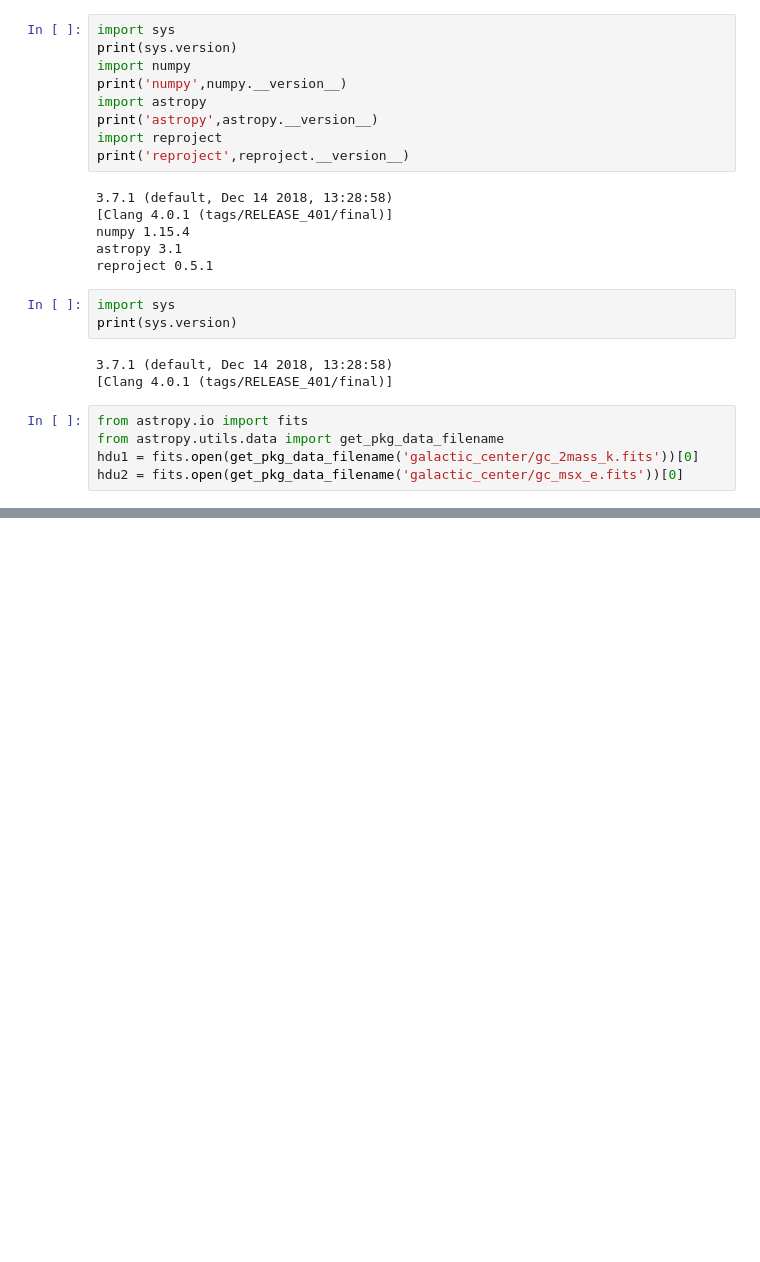
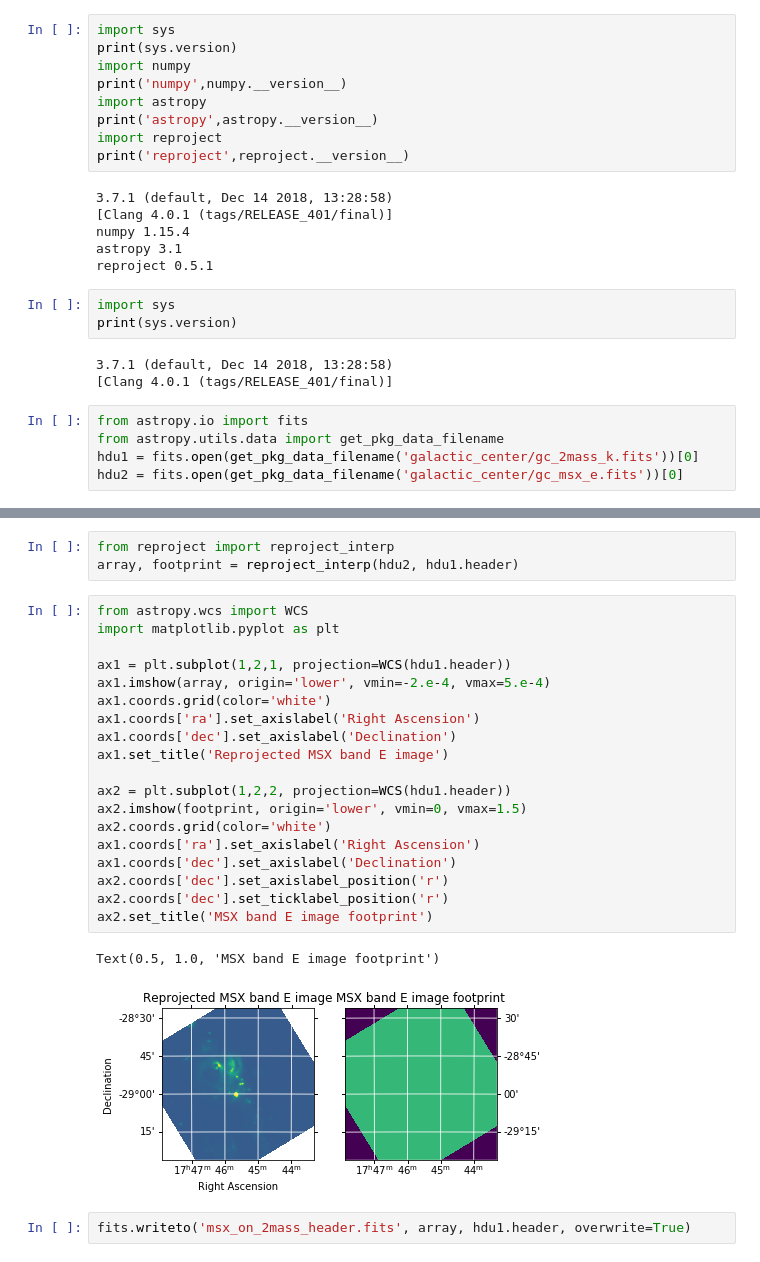
Before and after one commit to jaguirre/ASTR250CourseMaterial, a Jupyter notebook: CheckPythonInstalls.ipynb, the cells around one changed output, grey strips where cells are left out. Saved outputs shown, nothing was run; the diff lists cells and outputs as text; blank space fills up the shorter version.

```diff
--- a/CheckPythonInstalls.ipynb
+++ b/CheckPythonInstalls.ipynb
@@ -49 +48,28 @@ plt.show()
 [figure]
+# %%
+from reproject import reproject_interp
+array, footprint = reproject_interp(hdu2, hdu1.header)
+# %%
+from astropy.wcs import WCS
+import matplotlib.pyplot as plt
+
+ax1 = plt.subplot(1,2,1, projection=WCS(hdu1.header))
+ax1.imshow(array, origin='lower', vmin=-2.e-4, vmax=5.e-4)
+ax1.coords.grid(color='white')
+ax1.coords['ra'].set_axislabel('Right Ascension')
+ax1.coords['dec'].set_axislabel('Declination')
+ax1.set_title('Reprojected MSX band E image')
+
+ax2 = plt.subplot(1,2,2, projection=WCS(hdu1.header))
+ax2.imshow(footprint, origin='lower', vmin=0, vmax=1.5)
+ax2.coords.grid(color='white')
+ax1.coords['ra'].set_axislabel('Right Ascension')
+ax1.coords['dec'].set_axislabel('Declination')
+ax2.coords['dec'].set_axislabel_position('r')
+ax2.coords['dec'].set_ticklabel_position('r')
+ax2.set_title('MSX band E image footprint')
+# %% [output]
+Text(0.5, 1.0, 'MSX band E image footprint')
+[figure, added]
+# %%
+fits.writeto('msx_on_2mass_header.fits', array, hdu1.header, overwrite=True)
```
Also changed, not shown: parts of 1 cell of this notebook.
